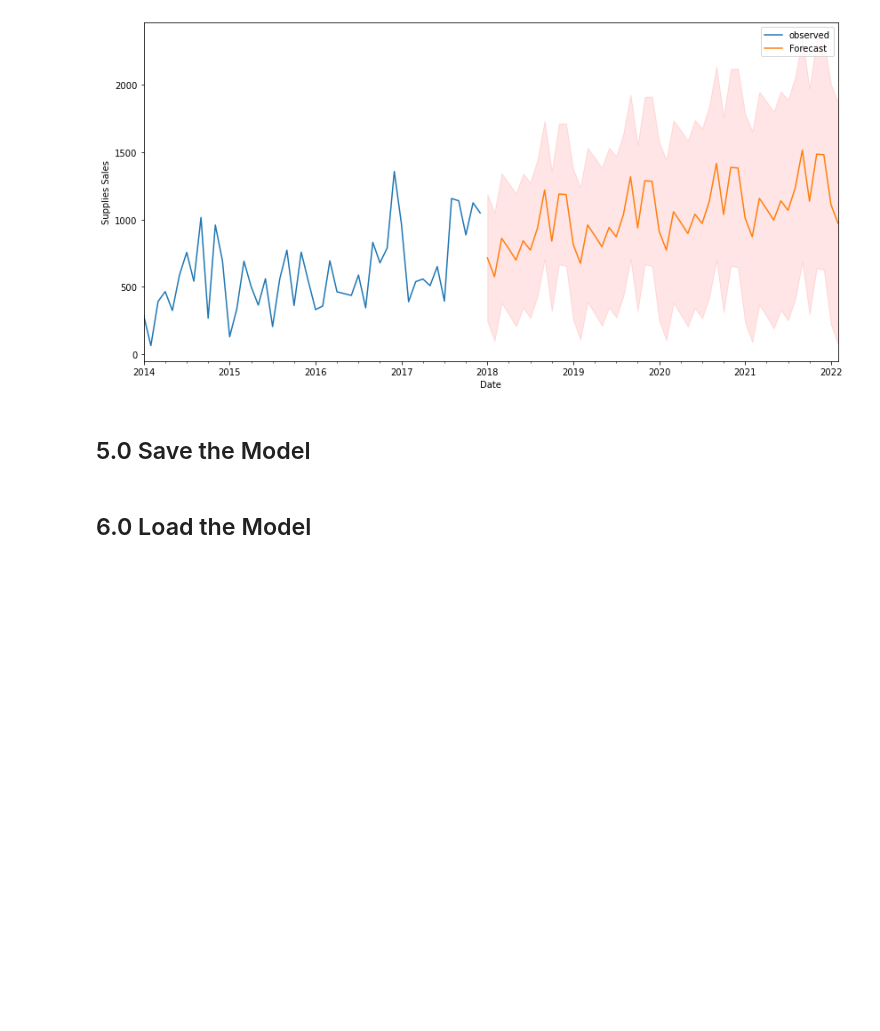
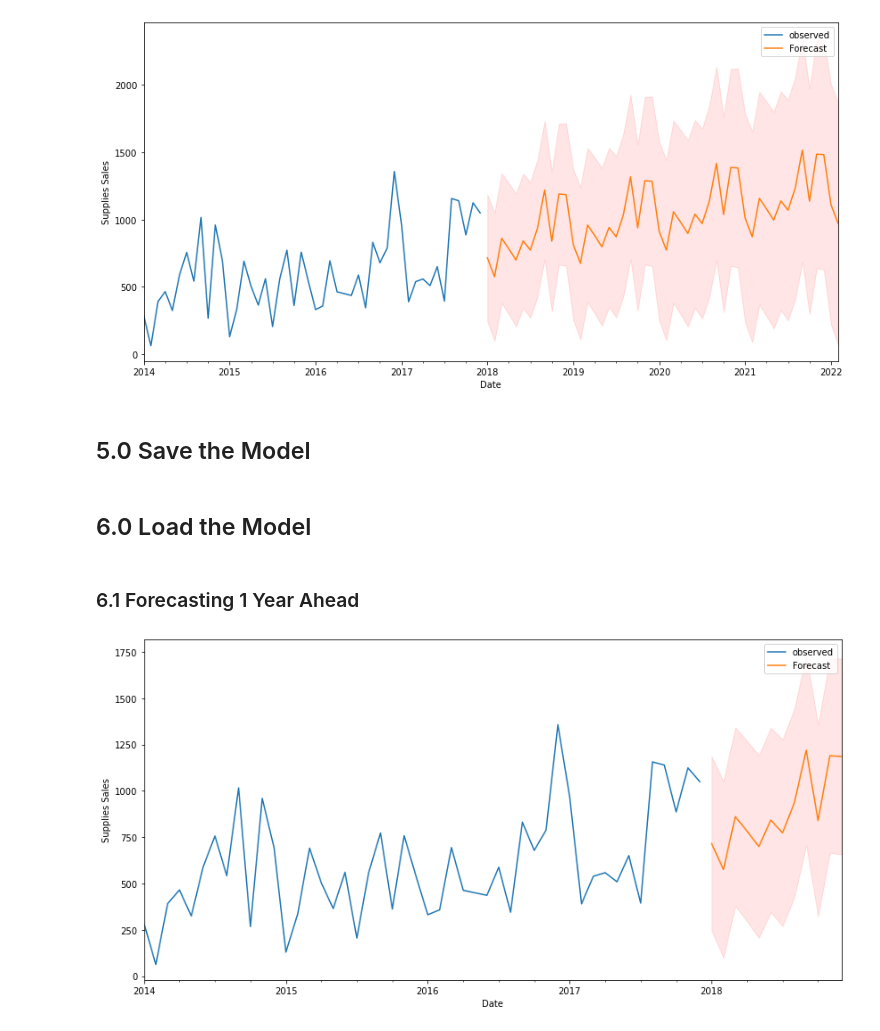
Before and after one commit to hanyikoh/RHB-Jom-Hack---BiH-Digital-Banking, a Jupyter notebook: app/Sales Prediction.ipynb, the cells around one changed output. Drawn from its saved outputs; the diff is of its cells as text; code cells hidden in the pictures; blank space fills up the shorter version.

```diff
--- a/app/Sales Prediction.ipynb
+++ b/app/Sales Prediction.ipynb
@@ -211,3 +216,19 @@ pickle.dump(results, open('model.pkl','wb'))
 ## 6.0 Load the Model
 # %%
 model = pickle.load(open('model.pkl','rb'))
+# %% [markdown]
+### 6.1 Forecasting 1 Year Ahead
+# %%
+pred_uc = model.get_forecast(steps=12)
+pred_ci = pred_uc.conf_int()
+ax = supplies_sales.plot(label='observed', figsize=(14, 7))
+pred_uc.predicted_mean.plot(ax=ax, label='Forecast')
+ax.fill_between(pred_ci.index,
+                pred_ci.iloc[:, 0],
+                pred_ci.iloc[:, 1], color='red', alpha=.1)
+ax.set_xlabel('Date')
+ax.set_ylabel('Supplies Sales')
+plt.legend()
+plt.show()
+# %% [output]
+[figure, added]
```
Also changed, not shown: parts of 1 cell of this notebook.
